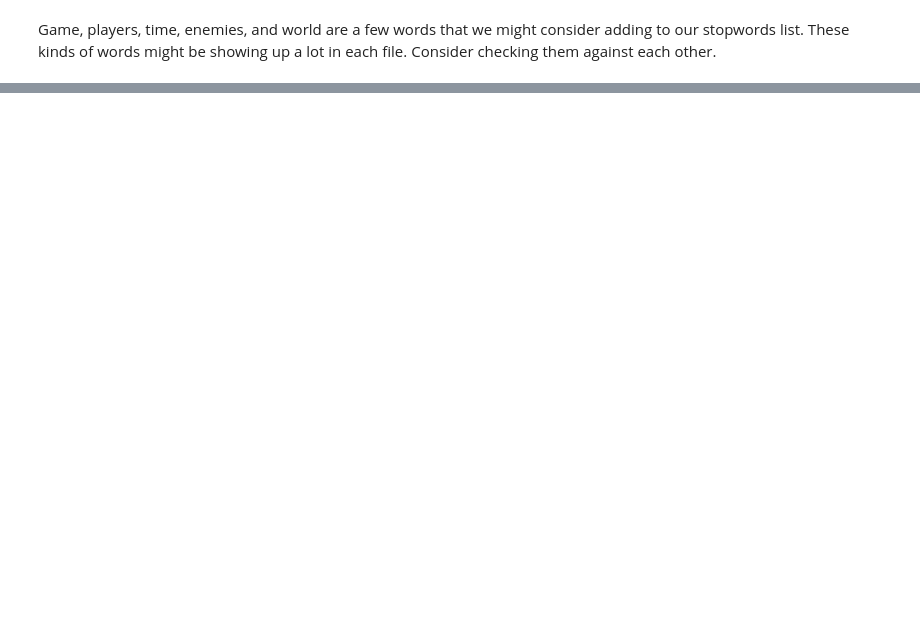
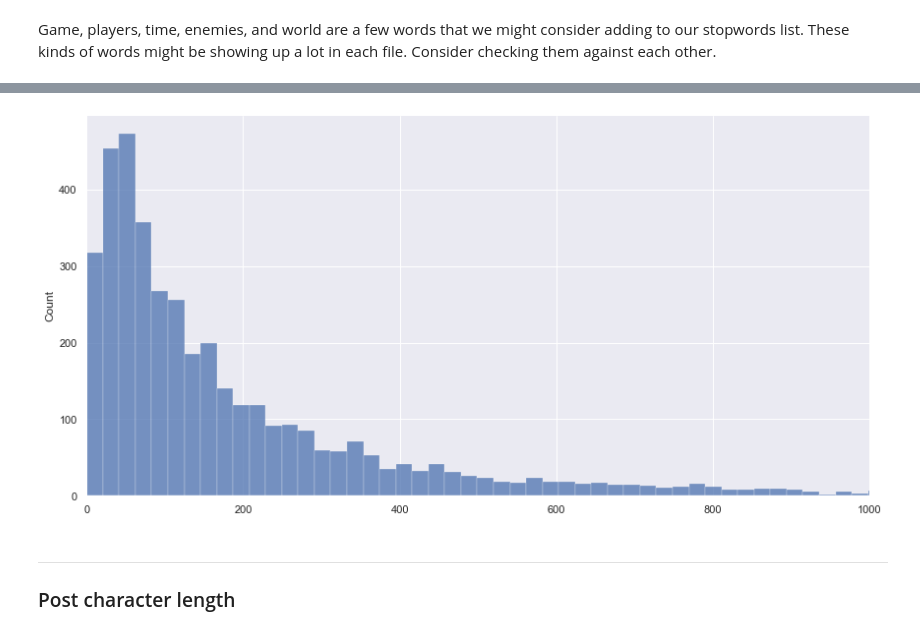
Before and after one commit to dgumustel/nlp_predictive_models, a Jupyter notebook: notebooks/03_EDA.ipynb, the cells around one changed output, grey strips where cells are left out. Saved outputs shown, nothing was run; the diff lists cells and outputs as text; code cells hidden in the pictures; blank space fills up the shorter version.

```diff
--- a/notebooks/03_EDA.ipynb
+++ b/notebooks/03_EDA.ipynb
@@ -59,0 +78,8 @@ Game, players, time, enemies, and world are a few words that we might consider a
+# %%
+sns.displot(zelda_word_counts, height = 6, aspect = 2, bins=300);
+plt.xlim(0, 1000);
+# %% [output]
+[figure, added]
+# %% [markdown]
+---
+### Post character length
```
Also changed, not shown: parts of 71 cells of this notebook, 12 other files.
